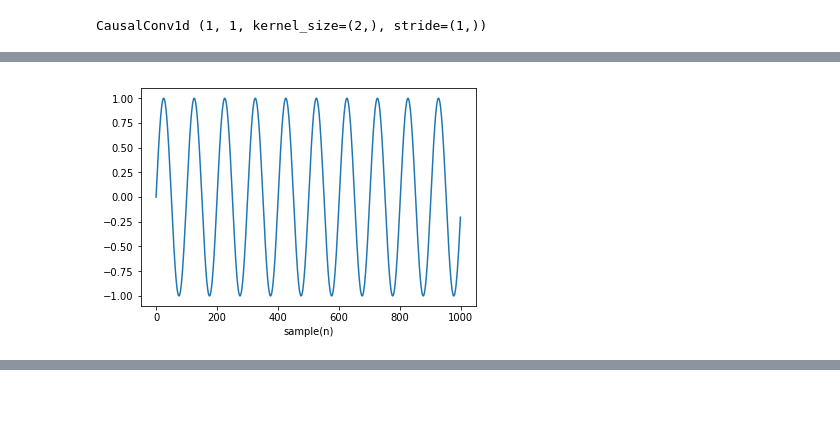
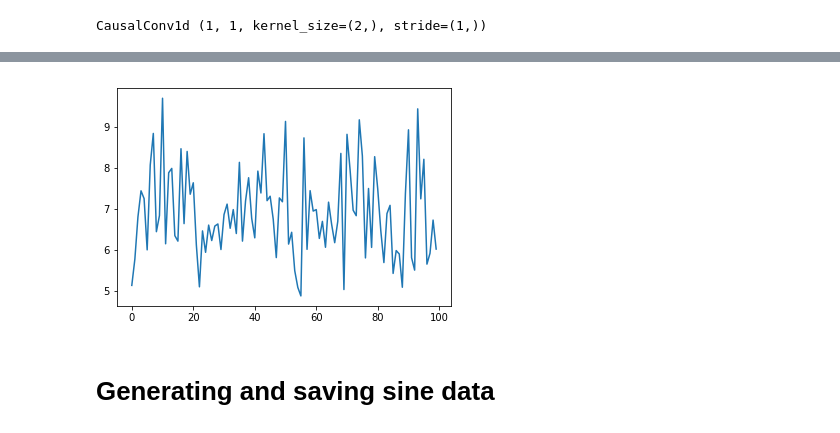
Before and after one commit to RiccardoGrin/WaveNet_Pytorch, a Jupyter notebook: Causal_Network.ipynb, the cells around one changed output, grey strips where cells are left out. Cells and saved outputs as stored; diff of their text form; code cells hidden in the pictures; blank space fills up the shorter version.

Commit message:
Just doesnt learngit add Causal_Network.ipynb

```diff
--- a/Causal_Network.ipynb
+++ b/Causal_Network.ipynb
@@ -51,9 +42,3 @@ CausalConv1d (1, 1, kernel_size=(2,), stride=(1,))
 # %%
 criterion = nn.CrossEntropyLoss()
 optimizer = optim.SGD(causal.parameters(), lr=0.001, momentum=0.9)
-# %%
-input = Variable(torch.Tensor([[[1, 2, 3, 4]]]).type(torch.FloatTensor))
-print(input)
-
-target = Variable(torch.Tensor([0]).type(torch.LongTensor))
-print(target)
@@ -83,5 +44,0 @@ Variable containing:
-# %%
-optimizer.zero_grad()   # zero the gradient buffers
-loss = criterion(output, target)
-loss.backward()
-optimizer.step()
@@ -123,13 +45,45 @@ Variable containing:
-# %%
-Fs = 44100
-f = 440
-sample = 44100
-x = np.arange(sample)
-# print(x)
-y = np.sin(2 * np.pi * f * x / Fs)
-
-plt.plot(x[0:1000], y[0:1000])
-plt.xlabel('sample(n)')
-plt.show()
-# %% [output]
-[figure, removed]
+# %%
+b = pd.read_csv("file_path.csv", header=None)
+# %%
+v = np.array(b)
+# %%
+running_loss = 0.0
+i = 0
+temp = []
+for row in v:
+
+    # get the inputs
+    inputs = row[0:99].astype(np.float)
+    target = row[99:100]
+
+    # wrap them in Variable
+#     target = Variable(torch.Tensor(target)).type(torch.LongTensor)
+#     inputs = Variable(torch.Tensor([[inputs]]))
+
+    target = Variable(torch.Tensor(target)).type(torch.LongTensor)
+    inputs = Variable(torch.Tensor([[inputs]]))
+
+    # zero the parameter gradients
+    optimizer.zero_grad()
+
+    # forward + backward + optimize
+    outputs = causal(inputs)
+    outputs = torch.squeeze(outputs, 0)
+    loss = criterion(outputs, target)
+    loss.backward()
+    optimizer.step()
+
+    # print statistics
+    running_loss += loss.data[0]
+    if i % 100 == 99:
+        temp.append(running_loss/100)
+        print('loss: %.3f' % (running_loss / 100))
+        running_loss = 0.0
+
+    i+=1
+
+plt.plot(temp)
+plt.show
+
+print('Finished Training')
+# %% [output]
@@ -136,2 +107,5 @@ plt.show()
+[figure, added]
+# %% [markdown]
+# Generating and saving sine data
 # %%
 def SinGenerator():
```
Also changed, not shown: parts of 13 cells of this notebook.
